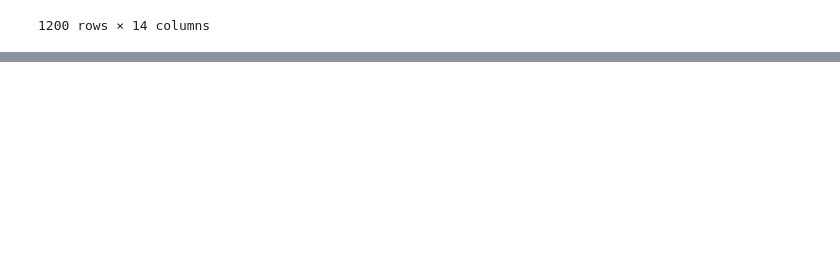
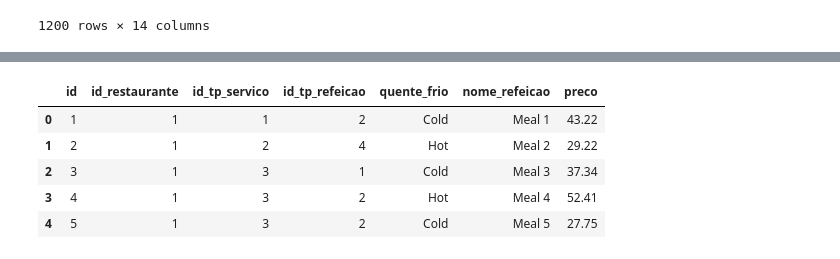
Before and after one commit to Borges1999/Projetos-Python, a Jupyter notebook: Restaurants_Members_and_Orders/projeto_restaurantes.ipynb, the cells around one changed output, grey strips where cells are left out. Saved outputs shown, nothing was run; the diff lists cells and outputs as text; code cells hidden in the pictures; blank space fills up the shorter version.

```diff
--- a/Restaurants_Members_and_Orders/projeto_restaurantes.ipynb
+++ b/Restaurants_Members_and_Orders/projeto_restaurantes.ipynb
@@ -418,0 +465,11 @@ display(df_ttl_mens_membros_raw)
+# %%
+# Refeições
+df_refeicoes_raw.columns = ['id', 'id_restaurante', 'id_tp_servico', 'id_tp_refeicao', 'quente_frio', 'nome_refeicao', 'preco']
+df_refeicoes_raw.head()
+# %% [output]
+|  | id | id_restaurante | id_tp_servico | id_tp_refeicao | quente_frio | nome_refeicao | preco |
+| 0 | 1 | 1 | 1 | 2 | Cold | Meal 1 | 43.22 |
+| 1 | 2 | 1 | 2 | 4 | Hot | Meal 2 | 29.22 |
+| 2 | 3 | 1 | 3 | 1 | Cold | Meal 3 | 37.34 |
+| 3 | 4 | 1 | 3 | 2 | Hot | Meal 4 | 52.41 |
+| 4 | 5 | 1 | 3 | 2 | Cold | Meal 5 | 27.75 |
```
Also changed, not shown: parts of 10 cells of this notebook.
